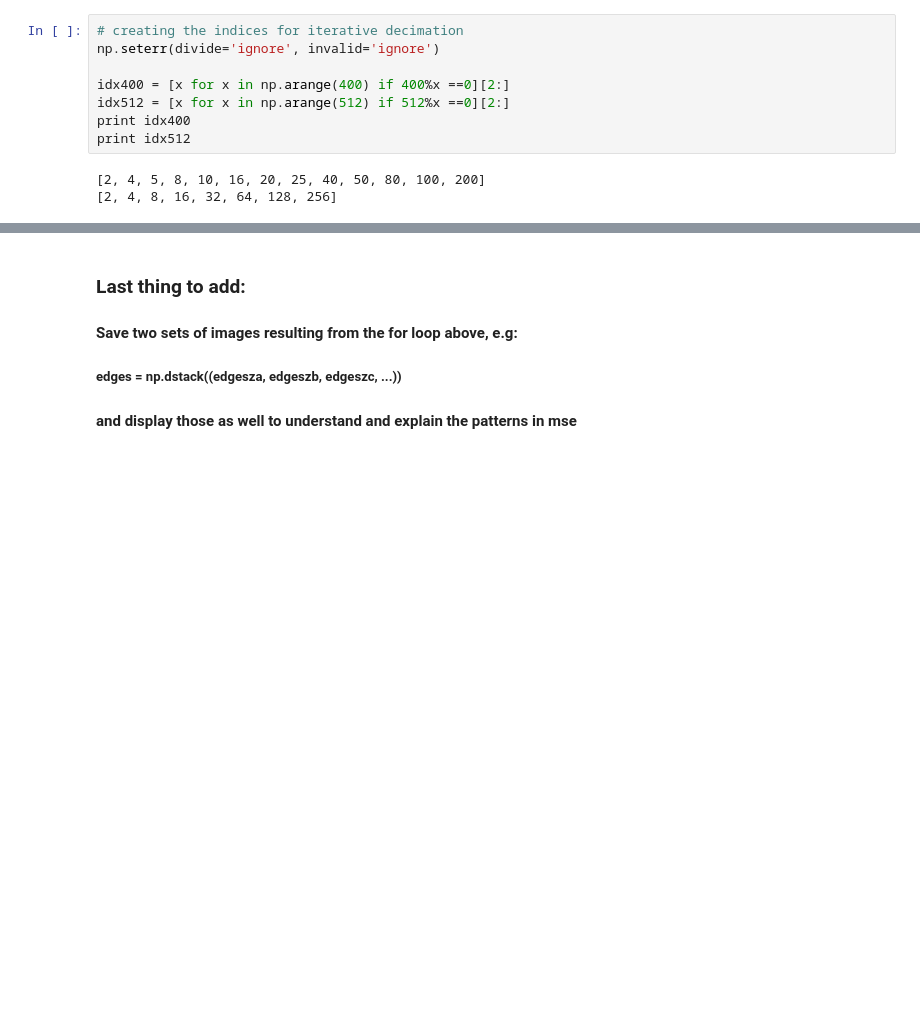
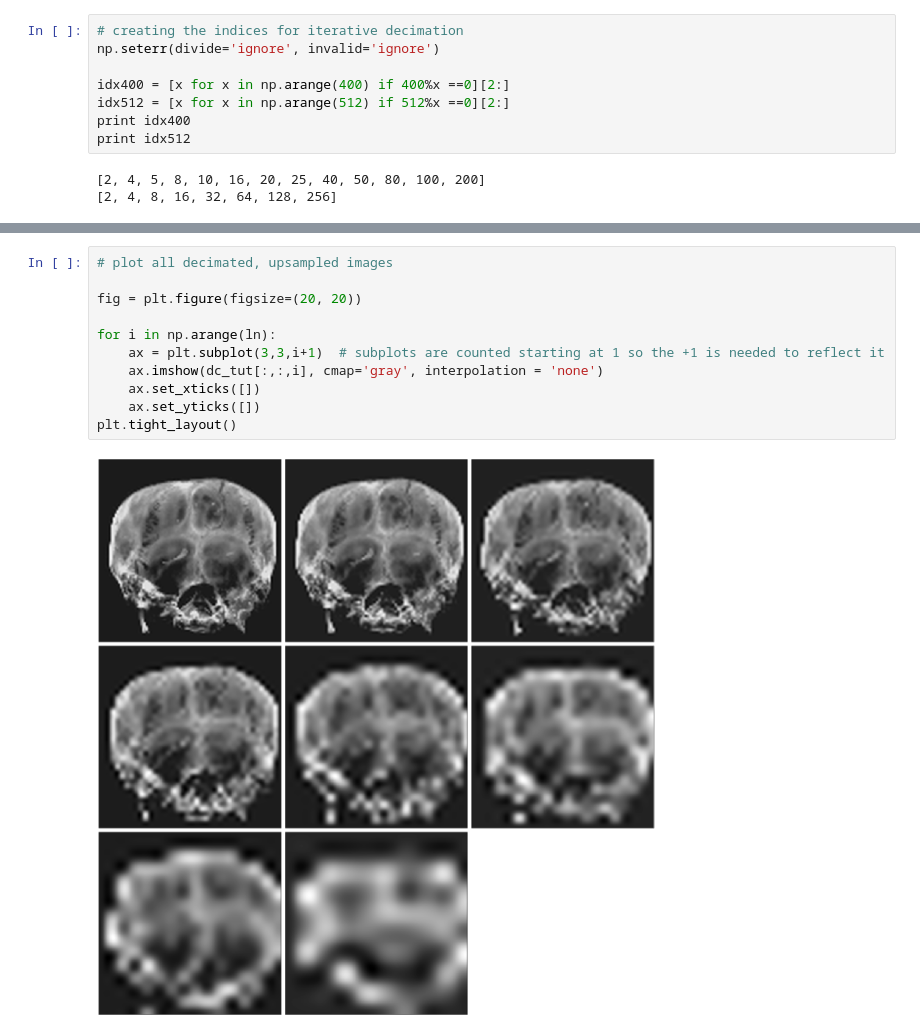
Before and after one commit to mycarta/fun-with-king-tut-catscan, a Jupyter notebook: decimate_and_interpolate.ipynb, the cells around one changed output, grey strips where cells are left out. Cells and saved outputs as stored; diff of their text form; blank space fills up the shorter version.

```diff
--- a/decimate_and_interpolate.ipynb
+++ b/decimate_and_interpolate.ipynb
@@ -250,5 +260,13 @@ ax2.fill_between(x, 0, mse_tut_edges, alpha=.5)
-# %% [markdown]
-### Last thing to add:
-#### Save two sets of images resulting from the for loop above, e.g:
-##### edges = np.dstack((edgesza, edgeszb, edgeszc, ...))
-#### and display those as well to understand and explain the patterns in mse
+# %%
+# plot all decimated, upsampled images
+
+fig = plt.figure(figsize=(20, 20))
+
+for i in np.arange(ln):
+    ax = plt.subplot(3,3,i+1)  # subplots are counted starting at 1 so the +1 is needed to reflect it
+    ax.imshow(dc_tut[:,:,i], cmap='gray', interpolation = 'none')
+    ax.set_xticks([])
+    ax.set_yticks([])
+plt.tight_layout()
+# %% [output]
+[figure, added]
```
Also changed, not shown: parts of 11 cells of this notebook.
